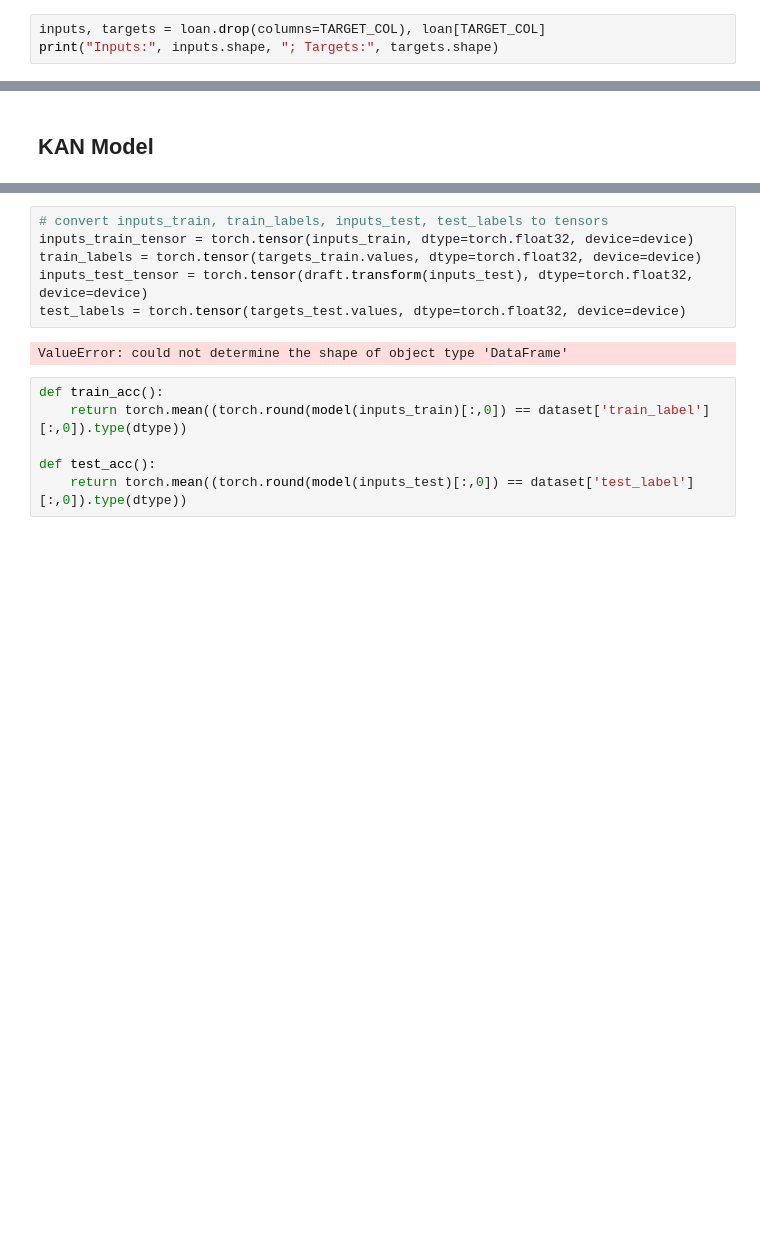
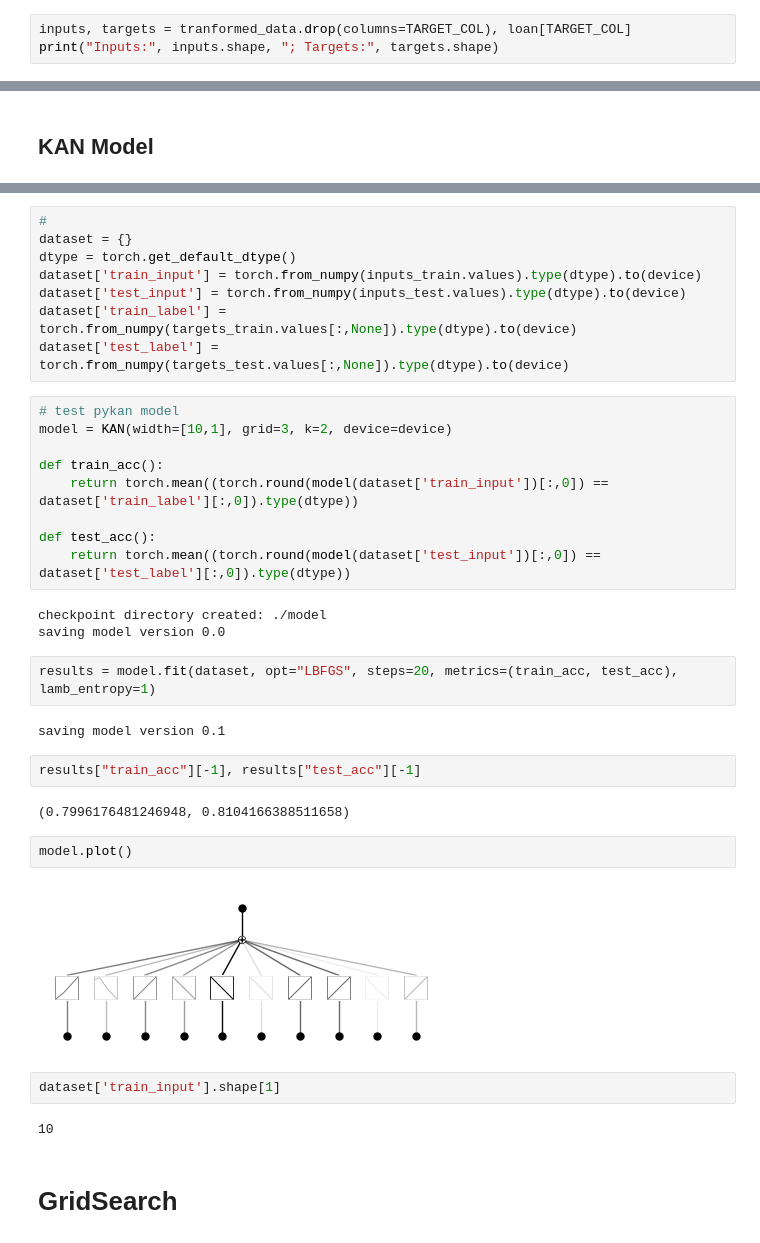
Before and after one commit to Ekatche/MLops_Loan_pred, a Jupyter notebook: notebooks/prototyping.ipynb, the cells around one changed output, grey strips where cells are left out. Drawn from its saved outputs; the diff is of its cells as text; blank space fills up the shorter version.

```diff
--- a/notebooks/prototyping.ipynb
+++ b/notebooks/prototyping.ipynb
@@ -206,6 +233,6 @@ tranformed_data = pipe.fit_transform(loan)
 # %% [markdown]
 ## Subsets
 # %%
-inputs, targets = loan.drop(columns=TARGET_COL), loan[TARGET_COL]
+inputs, targets = tranformed_data.drop(columns=TARGET_COL), loan[TARGET_COL]
 print("Inputs:", inputs.shape, "; Targets:", targets.shape)
 # %% [output]
@@ -275,14 +279,38 @@ TypeError: new(): invalid data type 'str'
-# %%
-# convert inputs_train, train_labels, inputs_test, test_labels to tensors
-inputs_train_tensor = torch.tensor(inputs_train, dtype=torch.float32, device=device)
-train_labels = torch.tensor(targets_train.values, dtype=torch.float32, device=device)
-inputs_test_tensor = torch.tensor(draft.transform(inputs_test), dtype=torch.float32, device=device)
-test_labels = torch.tensor(targets_test.values, dtype=torch.float32, device=device)
-# %% [output]
-ValueError: could not determine the shape of object type 'DataFrame'
+# %%
+#
+dataset = {}
+dtype = torch.get_default_dtype()
+dataset['train_input'] = torch.from_numpy(inputs_train.values).type(dtype).to(device)
+dataset['test_input'] = torch.from_numpy(inputs_test.values).type(dtype).to(device)
+dataset['train_label'] = torch.from_numpy(targets_train.values[:,None]).type(dtype).to(device)
+dataset['test_label'] = torch.from_numpy(targets_test.values[:,None]).type(dtype).to(device)
 # %%
+# test pykan model
+model = KAN(width=[10,1], grid=3, k=2, device=device)
+
 def train_acc():
-    return torch.mean((torch.round(model(inputs_train)[:,0]) == dataset['train_label'][:,0]).type(dtype))
+    return torch.mean((torch.round(model(dataset['train_input'])[:,0]) == dataset['train_label'][:,0]).type(dtype))
 
 def test_acc():
-    return torch.mean((torch.round(model(inputs_test)[:,0]) == dataset['test_label'][:,0]).type(dtype))
+    return torch.mean((torch.round(model(dataset['test_input'])[:,0]) == dataset['test_label'][:,0]).type(dtype))
+# %% [output]
+checkpoint directory created: ./model
+saving model version 0.0
+# %%
+results = model.fit(dataset, opt="LBFGS", steps=20, metrics=(train_acc, test_acc), lamb_entropy=1)
+# %% [output]
+saving model version 0.1
+# %%
+results["train_acc"][-1], results["test_acc"][-1]
+# %% [output]
+(0.7996176481246948, 0.8104166388511658)
+# %%
+model.plot()
+# %% [output]
+[figure, added]
+# %%
+dataset['train_input'].shape[1]
+# %% [output]
+10
+# %% [markdown]
+# GridSearch
```
Also changed, not shown: parts of 22 cells of this notebook, 3 other files.
